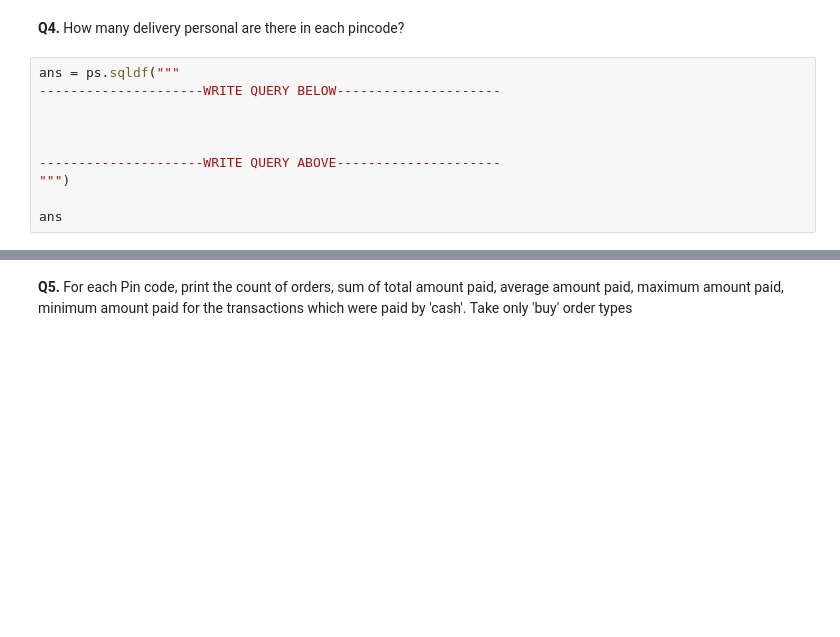
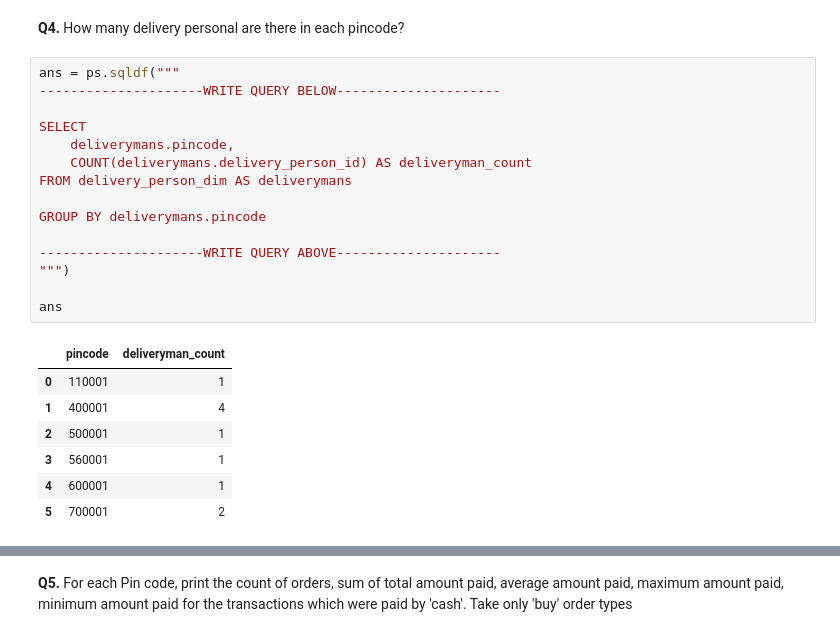
Before and after one commit to kumardev0614/SQL, a Jupyter notebook: Utsav Awasthi Youtube/SQL for Data Analytics - Practice Problems 1.ipynb, the cells around one changed output, grey strips where cells are left out. Saved outputs shown, nothing was run; the diff lists cells and outputs as text; blank space fills up the shorter version.

```diff
--- a/Utsav Awasthi Youtube/SQL for Data Analytics - Practice Problems 1.ipynb
+++ b/Utsav Awasthi Youtube/SQL for Data Analytics - Practice Problems 1.ipynb
@@ -192,10 +185,23 @@ ans
 # %%
 ans = ps.sqldf("""
 ---------------------WRITE QUERY BELOW---------------------
 
+SELECT
+    deliverymans.pincode,
+    COUNT(deliverymans.delivery_person_id) AS deliveryman_count
+FROM delivery_person_dim AS deliverymans
 
+GROUP BY deliverymans.pincode
 
 ---------------------WRITE QUERY ABOVE---------------------
 """)
 
 ans
+# %% [output]
+|  | pincode | deliveryman_count |
+| 0 | 110001 | 1 |
+| 1 | 400001 | 4 |
+| 2 | 500001 | 1 |
+| 3 | 560001 | 1 |
+| 4 | 600001 | 1 |
+| 5 | 700001 | 2 |
```
Also changed, not shown: parts of 6 cells of this notebook.
